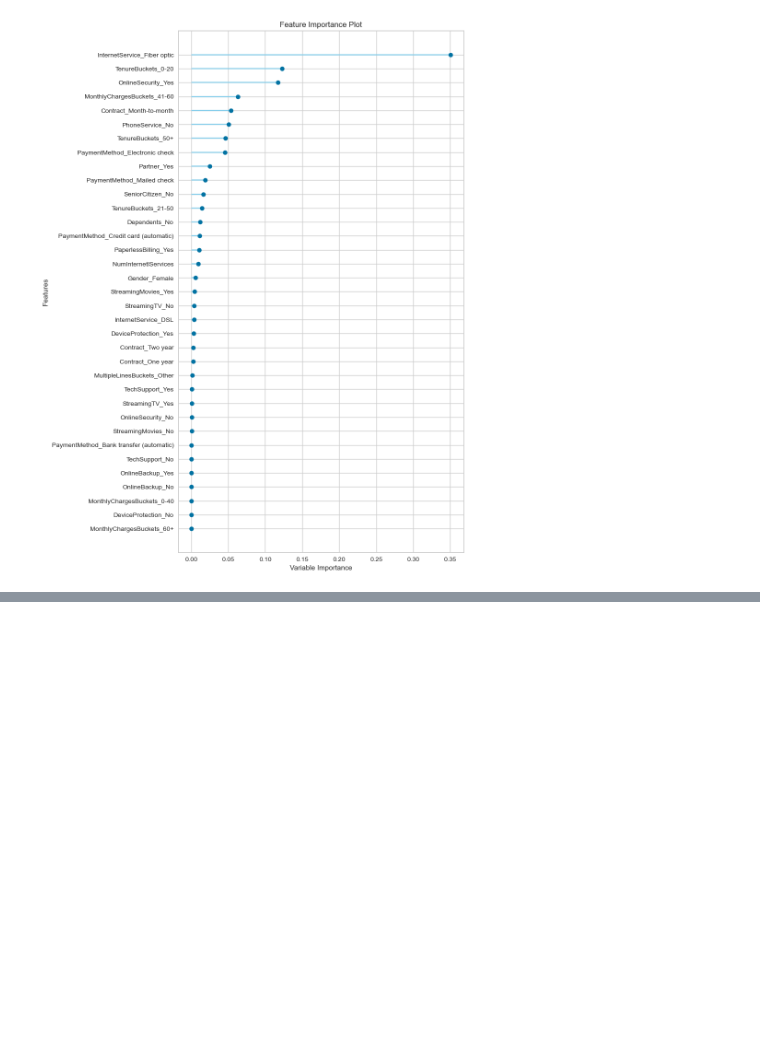
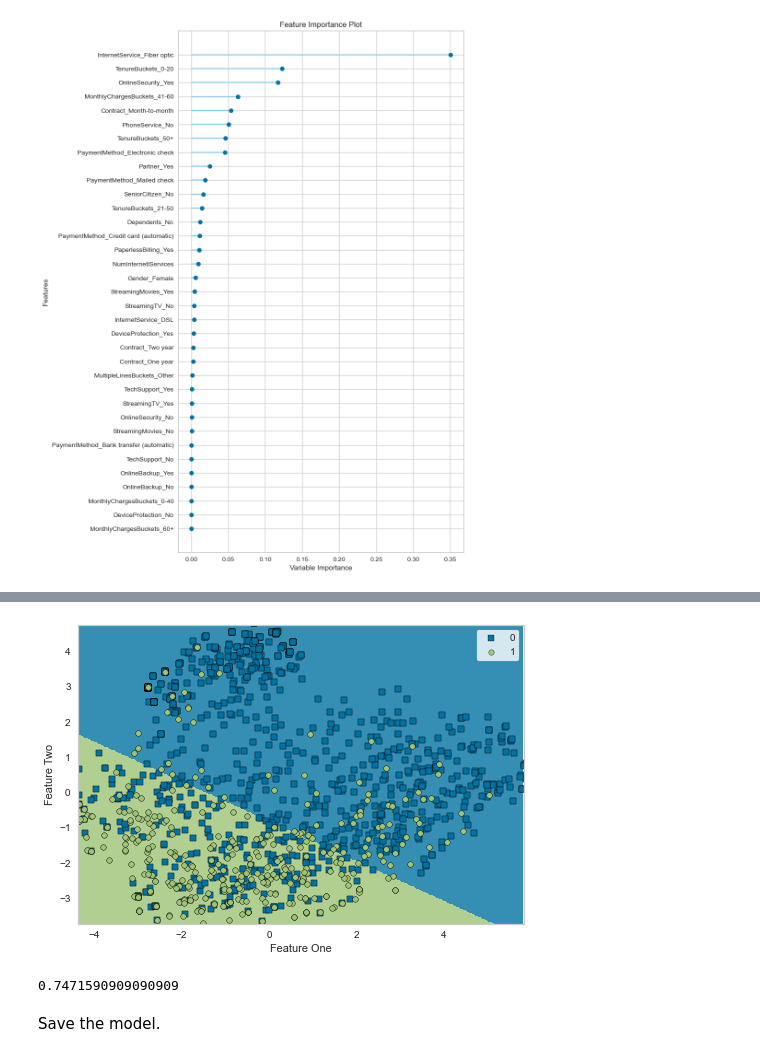
Before and after one commit to kubekmonika/customer-churn-analysis-telco-dataset, a Jupyter notebook: notebooks/model.ipynb, the cells around one changed output, grey strips where cells are left out. Cells and saved outputs as stored; diff of their text form; code cells hidden in the pictures; blank space fills up the shorter version.

```diff
--- a/notebooks/model.ipynb
+++ b/notebooks/model.ipynb
@@ -302,0 +309,4 @@ plot_model(tuned_dt, plot = 'feature_all')
+# %%
+plot_model(tuned_lr, plot = 'boundary')
+# %% [output]
+[figure, added]
@@ -302,0 +317,6 @@ plot_model(tuned_dt, plot = 'feature_all')
+# %%
+(predictions['Churn'] == predictions['Label']).mean()
+# %% [output]
+0.7471590909090909
+# %% [markdown]
+Save the model.
```
Also changed, not shown: parts of 6 cells of this notebook.
